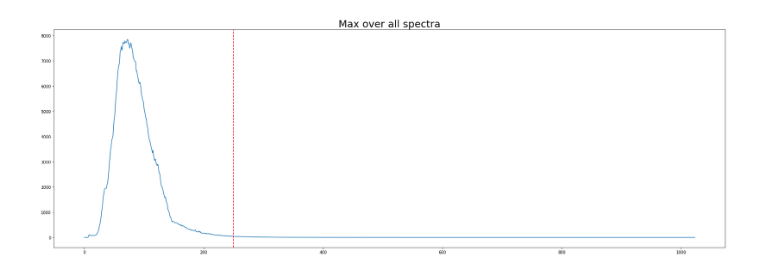
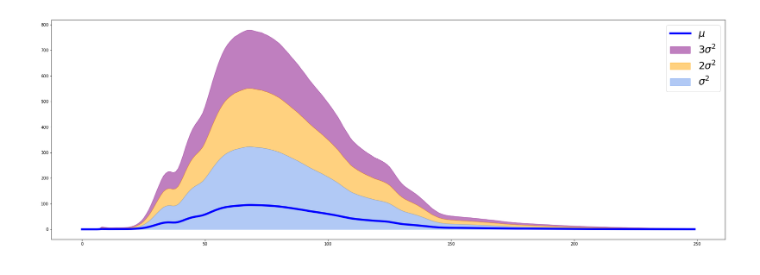
Before and after one commit to jordanott/NeutronStars, a Jupyter notebook: Notebooks/EDA.ipynb, the cells around one changed output. Saved outputs shown, nothing was run; the diff lists cells and outputs as text; code cells hidden in the pictures.

```diff
--- a/Notebooks/EDA.ipynb
+++ b/Notebooks/EDA.ipynb
@@ -14,3 +16,0 @@ all_files = list(iglob(ns.DATA_DIR + '*.npz'))
-# %%
-np_file = np.load(all_files[0])
-plt.plot(np_file['spectra'].T);
@@ -19,14 +17,35 @@ plt.plot(np_file['spectra'].T);
-# %%
-total_max = np.zeros(1024)
-
-for file in tqdm(all_files):
-    np_file = np.load(file)
-    total_max = np.maximum(
-        np.max(np_file['spectra'], axis=0),
-        total_max
-    )
-# %%
-plt.plot(total_max); plt.title('Max over all spectra', fontsize=25)
-plt.axvline(x=250, color='r', linestyle='--');
-# %% [output]
-[figure, removed]
+# %%
+details = np.zeros((0, 5))
+spectra = np.zeros((0, 250))
+coefficients = np.zeros((0, 2))
+
+for file in tqdm(all_files[:50]):
+    np_file = np.load(file)
+
+    spectra = np.concatenate([
+        spectra,
+        np_file['spectra'][:, :250],
+    ])
+    details = np.concatenate([
+        details,
+        np_file['details'],
+    ])
+    coefficients = np.concatenate([
+        coefficients,
+        np_file['coefficients'],
+    ])
+# %%
+x = np.arange(250)
+sigma = np.mean(spectra, 0) + np.std(spectra, 0)
+sigma2 = np.mean(spectra, 0) + 2*np.std(spectra, 0)
+sigma3 = np.mean(spectra, 0) + 3*np.std(spectra, 0)
+lower = np.zeros(250)
+
+plt.fill_between(x, sigma3, sigma2, alpha=.5, color='purple', label='$3\sigma^2$')
+plt.fill_between(x, sigma2, sigma, alpha=.5, color='orange', label='$2\sigma^2$')
+plt.fill_between(x, sigma, lower, alpha=.5, color='cornflowerblue', label=r'$\sigma^2$')
+plt.plot(x, np.mean(spectra, 0), color='b', lw=5, label=r'$\mu$')
+
+plt.legend(fontsize=25);
+# %% [output]
+[figure, added]
```
Also changed, not shown: parts of 10 cells of this notebook, 1 other file.
